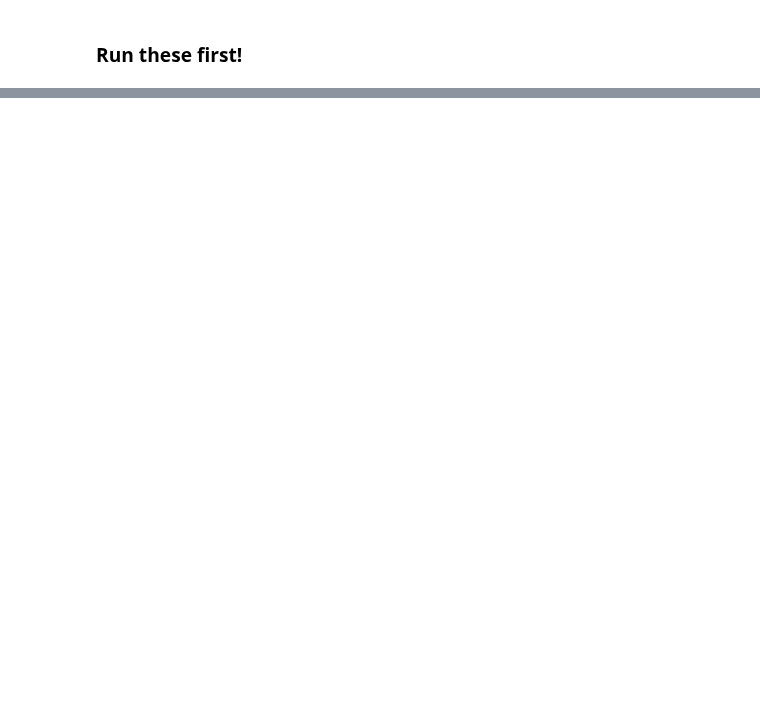
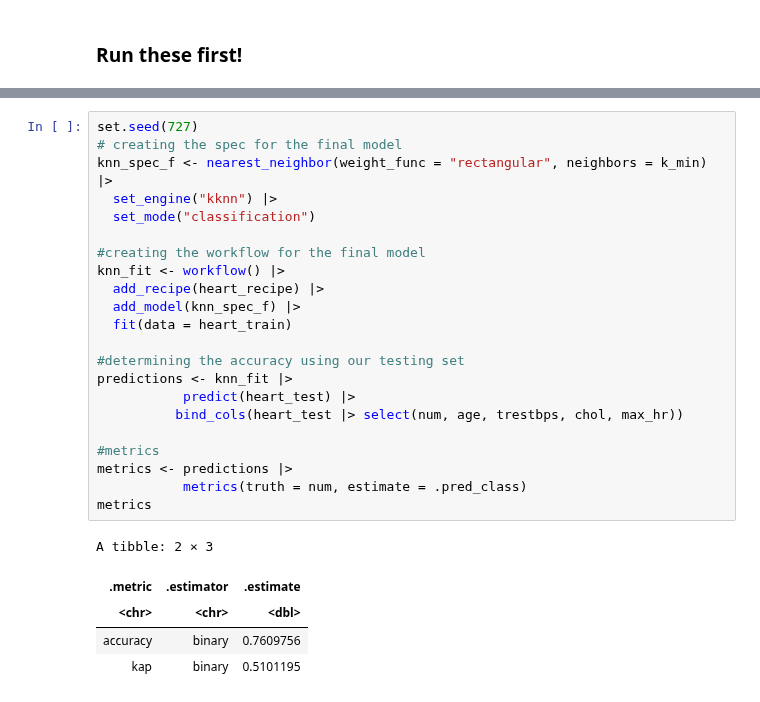
Before and after one commit to xonew/DSCI-100-002-Group-26, a Jupyter notebook: report.ipynb, the cells around one changed output, grey strips where cells are left out. Cells and saved outputs as stored; diff of their text form; blank space fills up the shorter version.

```diff
--- a/report.ipynb
+++ b/report.ipynb
@@ -179,0 +137,28 @@ A tibble: 1 × 1
+# %%
+set.seed(727)
+# creating the spec for the final model
+knn_spec_f <- nearest_neighbor(weight_func = "rectangular", neighbors = k_min) |>
+  set_engine("kknn") |>
+  set_mode("classification")
+
+#creating the workflow for the final model
+knn_fit <- workflow() |>
+  add_recipe(heart_recipe) |>
+  add_model(knn_spec_f) |>
+  fit(data = heart_train)
+
+#determining the accuracy using our testing set
+predictions <- knn_fit |>
+           predict(heart_test) |>
+          bind_cols(heart_test |> select(num, age, trestbps, chol, max_hr))
+
+#metrics
+metrics <- predictions |>
+           metrics(truth = num, estimate = .pred_class)
+metrics
+# %% [output]
+A tibble: 2 × 3
+| .metric | .estimator | .estimate |
+| <chr> | <chr> | <dbl> |
+| accuracy | binary | 0.7609756 |
+| kap | binary | 0.5101195 |
```
Also changed, not shown: parts of 7 cells of this notebook.
